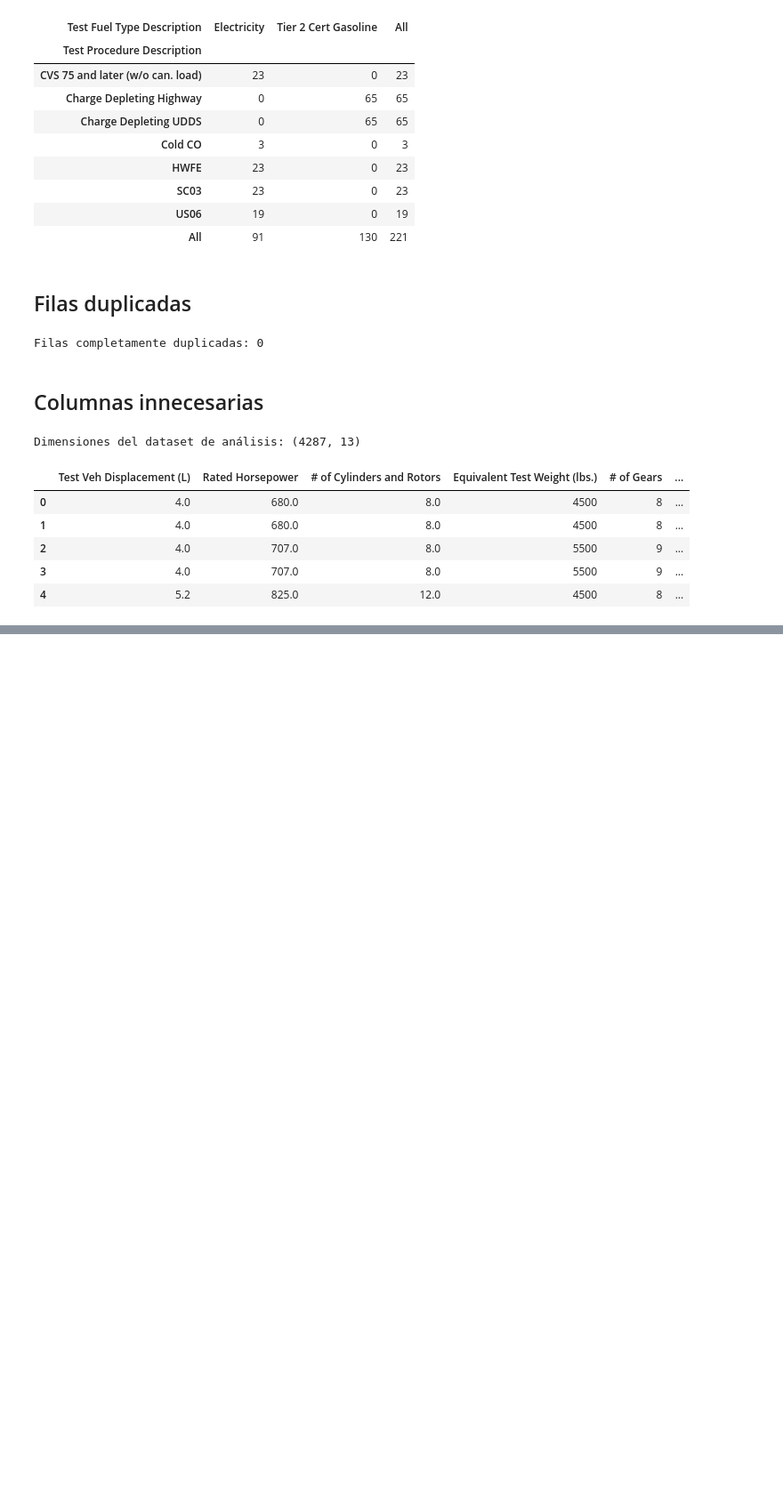
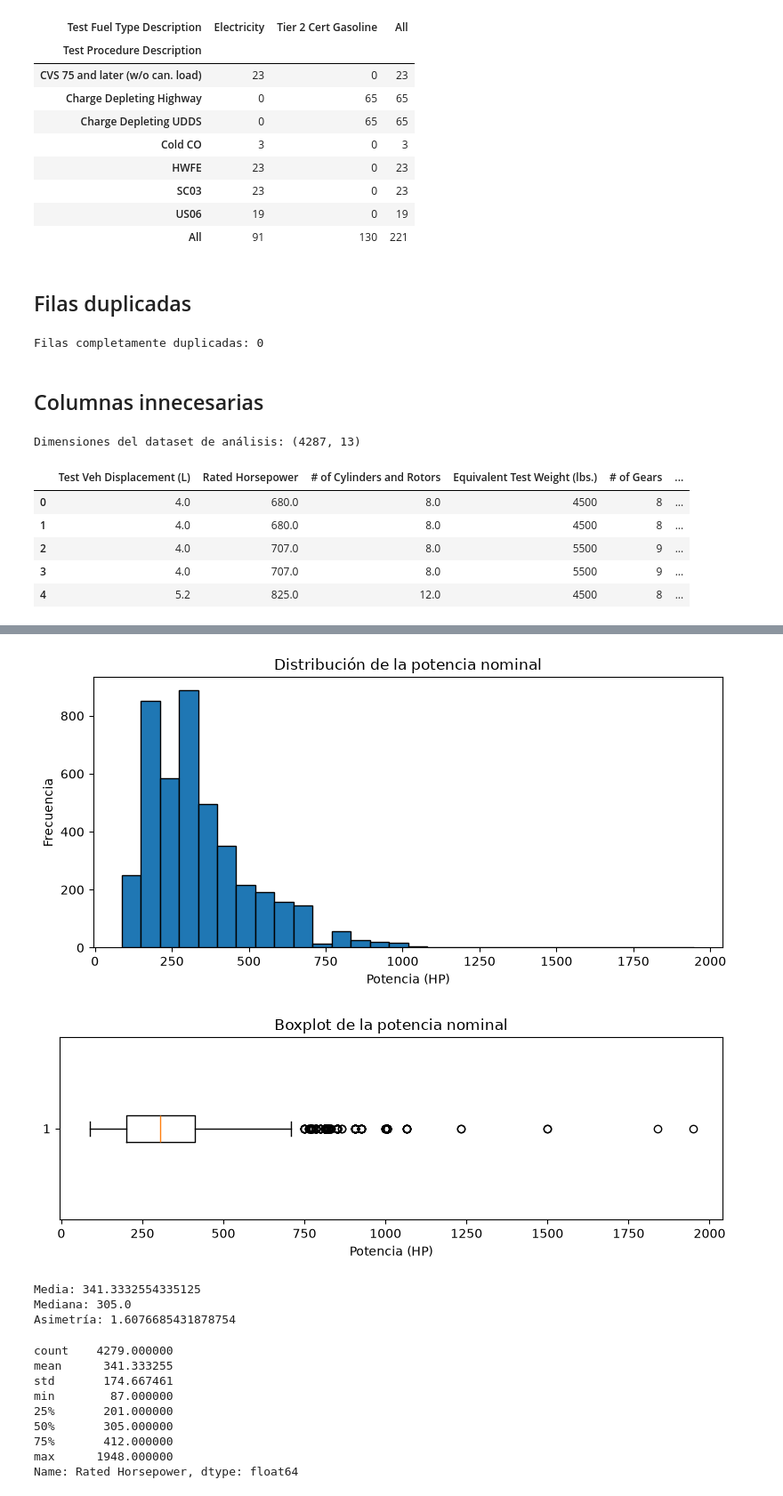
Before and after one commit to abiordorica13/TPEFUNDAMENTOS, a Jupyter notebook: Untitled-1.ipynb, the cells around one changed output, grey strips where cells are left out. Shown at 89% size. Drawn from its saved outputs; the diff is of its cells as text; code cells hidden in the pictures; blank space fills up the shorter version.

```diff
--- a/Untitled-1.ipynb
+++ b/Untitled-1.ipynb
@@ -685,7 +687,7 @@ Valores menores o iguales a 10: 8
 # %%
 #Limpiamos los datos de la variable potencia, reemplazando los valores menores o iguales a 10 por NaN
 
-df_limpio[col_hp] = df_limpio[col_hp].replace(1, np.nan)
+df_limpio[col_hp] = df_limpio[col_hp].mask(df_limpio[col_hp] <= 10, np.nan)
 # %%
 #Comprobamos que los valores fueron reemplazados por NaN
 
@@ -1196,0 +1204,44 @@ Dimensiones del dataset de análisis: (4287, 13)
+# %%
+# Hipotesis 1 - Univariada
+
+# Histograma
+plt.figure(figsize=(8, 4))
+
+plt.hist(df_limpio[col_hp].dropna(),bins=30,edgecolor="black")
+
+plt.title("Distribución de la potencia nominal")
+plt.xlabel("Potencia (HP)")
+plt.ylabel("Frecuencia")
+plt.tight_layout()
+plt.show()
+
+#Boxplot
+plt.figure(figsize=(8, 3))
+
+plt.boxplot(df_limpio[col_hp].dropna(), orientation='horizontal')
+plt.title("Boxplot de la potencia nominal")
+plt.xlabel("Potencia (HP)")
+plt.tight_layout()
+plt.show()
+
+#Estadistica Descriptiva
+print("Media:", df_limpio[col_hp].mean())
+print("Mediana:", df_limpio[col_hp].median())
+print("Asimetría:", df_limpio[col_hp].skew())
+
+display(df_limpio[col_hp].describe())
+# %% [output]
+[figure, added]
+[figure, added]
+Media: 341.3332554335125
+Mediana: 305.0
+Asimetría: 1.6076685431878754
+count    4279.000000
+mean      341.333255
+std       174.667461
+min        87.000000
+25%       201.000000
+50%       305.000000
+75%       412.000000
+max      1948.000000
+Name: Rated Horsepower, dtype: float64
```
Also changed, not shown: parts of 5 cells of this notebook.
